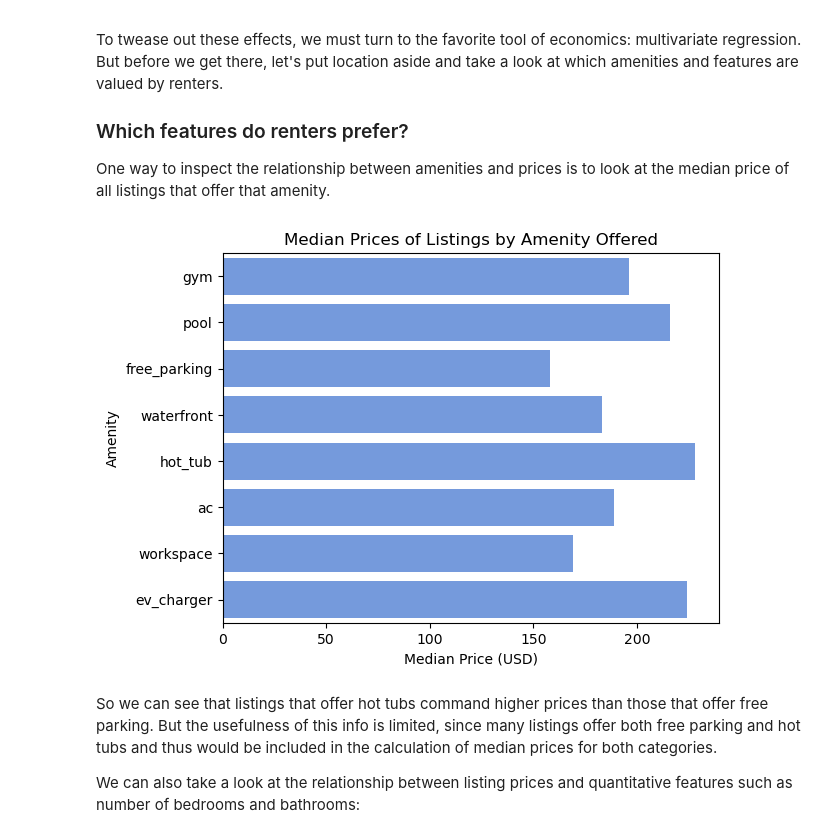
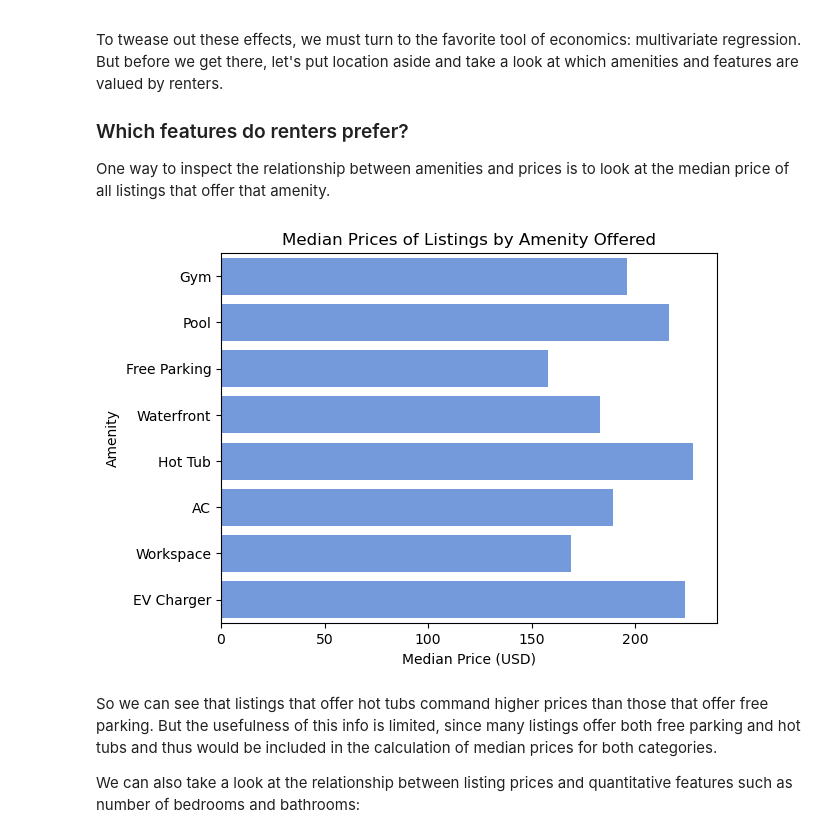
Before and after one commit to epistemetrica/udacity-blog-post-project, a Jupyter notebook: apw_airbnb_project.ipynb, the cells around one changed output. Drawn from its saved outputs; the diff is of its cells as text; code cells hidden in the pictures.

```diff
--- a/apw_airbnb_project.ipynb
+++ b/apw_airbnb_project.ipynb
@@ -515,9 +515,9 @@ amenities_df = pd.DataFrame({'amenity': amenities, 'median_price': median_prices
 # %%
 #graph
 p = sns.barplot(data=amenities_df, x= 'median_price', y= 'amenity', color='cornflowerblue');
-p.set(ylabel='Amenity', xlabel='Median Price (USD)', title= 'Median Prices of Listings by Amenity Offered');
+p.set(ylabel='Amenity', xlabel='Median Price (USD)', title= 'Median Prices of Listings by Amenity Offered', yticklabels=['Gym', 'Pool', 'Free Parking', 'Waterfront', 'Hot Tub', 'AC', 'Workspace', 'EV Charger']);
 # %% [output]
-[figure, old version]
+[figure, new version]
 # %% [markdown]
 So we can see that listings that offer hot tubs command higher prices than those that offer free parking. But the usefulness of this info is limited, since many listings offer both free parking and hot tubs and thus would be included in the calculation of median prices for both categories.
 
```
Also changed, not shown: parts of 1 cell of this notebook.
